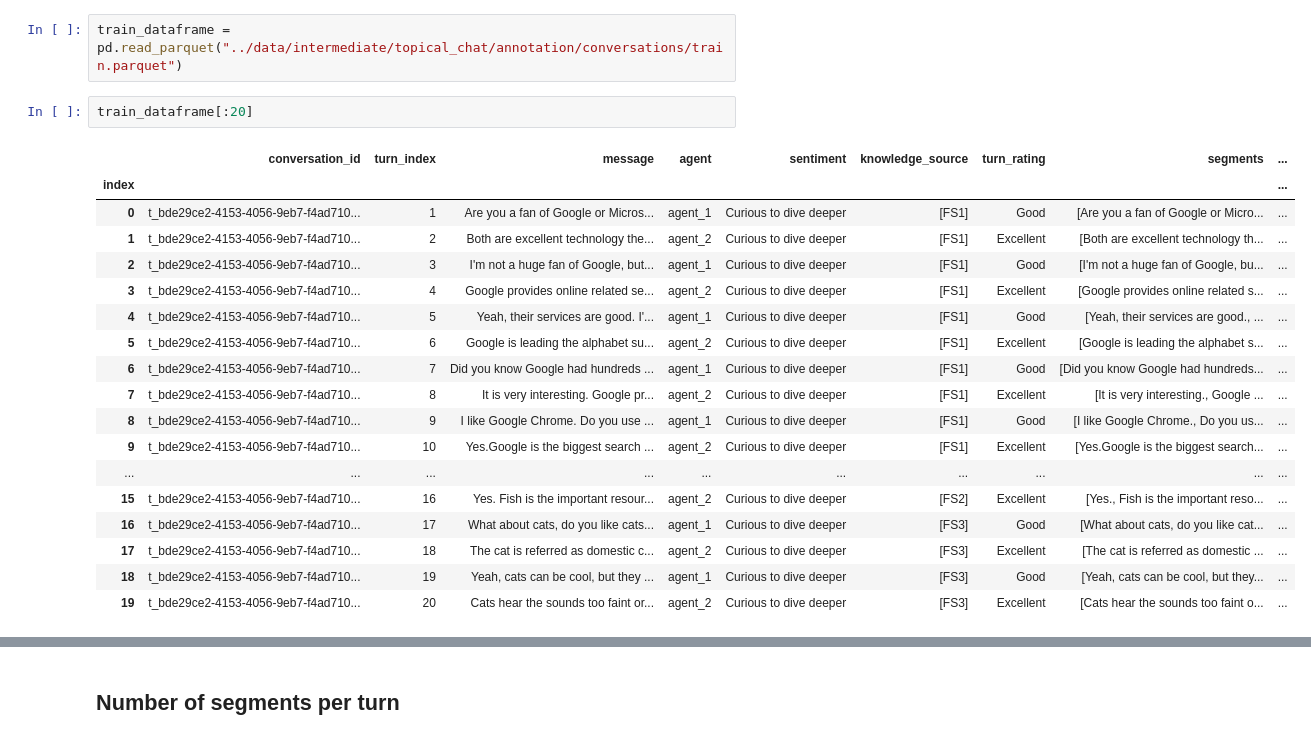
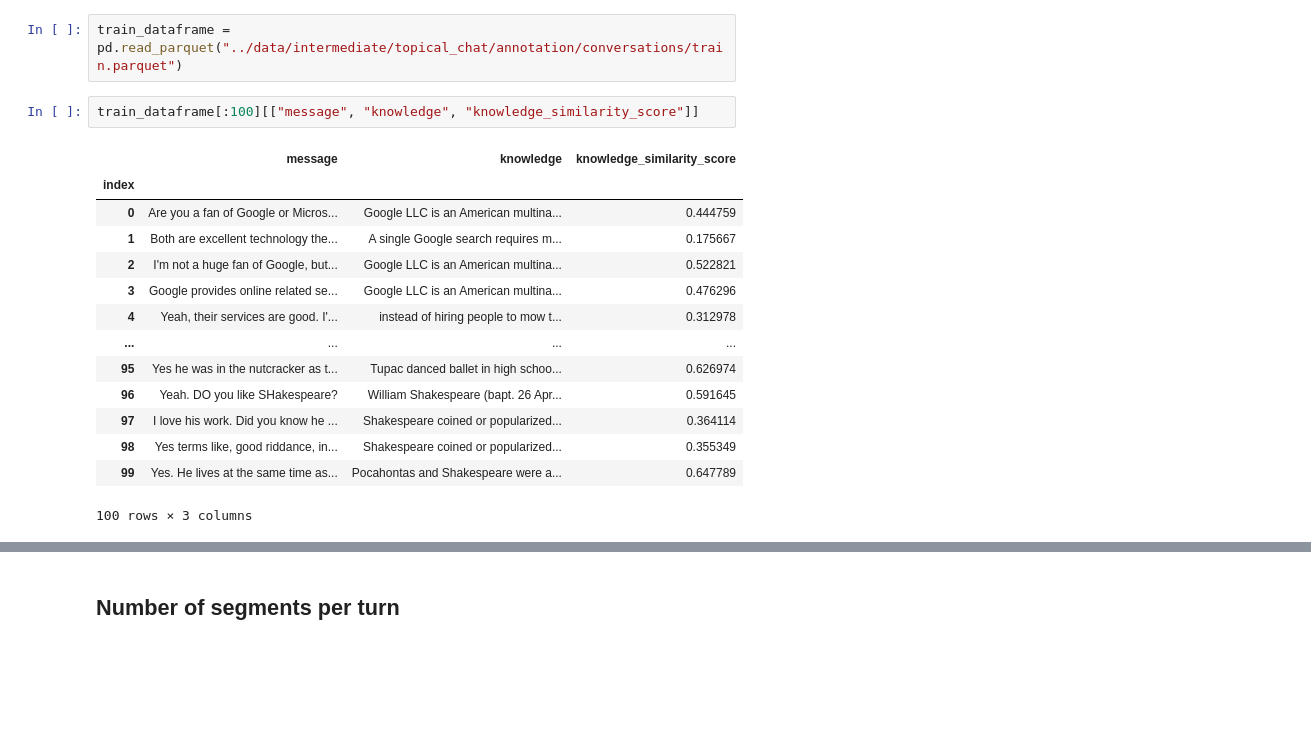
Before and after one commit to rrajasek95/DSTC9-Dialog-Evaluation-Challenge, a Jupyter notebook: notebooks/2.0-rr-annotation-inspection.ipynb, the cells around one changed output, grey strips where cells are left out. Drawn from its saved outputs; the diff is of its cells as text; blank space fills up the shorter version.

```diff
--- a/notebooks/2.0-rr-annotation-inspection.ipynb
+++ b/notebooks/2.0-rr-annotation-inspection.ipynb
@@ -7,23 +7,19 @@ Since all preprocessing is applied identically, we only look at train data
 # %%
 train_dataframe = pd.read_parquet("../data/intermediate/topical_chat/annotation/conversations/train.parquet")
 # %%
-train_dataframe[:20]
+train_dataframe[:100][["message", "knowledge", "knowledge_similarity_score"]]
 # %% [output]
-|  | conversation_id | turn_index | message | agent | sentiment | knowledge_source | turn_rating | segments | ... |
-| index |  |  |  |  |  |  |  |  | ... |
-| 0 | t_bde29ce2-4153-4056-9eb7-f4ad710... | 1 | Are you a fan of Google or Micros... | agent_1 | Curious to dive deeper | [FS1] | Good | [Are you a fan of Google or Micro... | ... |
-| 1 | t_bde29ce2-4153-4056-9eb7-f4ad710... | 2 | Both are excellent technology the... | agent_2 | Curious to dive deeper | [FS1] | Excellent | [Both are excellent technology th... | ... |
-| 2 | t_bde29ce2-4153-4056-9eb7-f4ad710... | 3 | I'm not a huge fan of Google, but... | agent_1 | Curious to dive deeper | [FS1] | Good | [I'm not a huge fan of Google, bu... | ... |
-| 3 | t_bde29ce2-4153-4056-9eb7-f4ad710... | 4 | Google provides online related se... | agent_2 | Curious to dive deeper | [FS1] | Excellent | [Google provides online related s... | ... |
-| 4 | t_bde29ce2-4153-4056-9eb7-f4ad710... | 5 | Yeah, their services are good. I'... | agent_1 | Curious to dive deeper | [FS1] | Good | [Yeah, their services are good., ... | ... |
-| 5 | t_bde29ce2-4153-4056-9eb7-f4ad710... | 6 | Google is leading the alphabet su... | agent_2 | Curious to dive deeper | [FS1] | Excellent | [Google is leading the alphabet s... | ... |
-| 6 | t_bde29ce2-4153-4056-9eb7-f4ad710... | 7 | Did you know Google had hundreds ... | agent_1 | Curious to dive deeper | [FS1] | Good | [Did you know Google had hundreds... | ... |
-| 7 | t_bde29ce2-4153-4056-9eb7-f4ad710... | 8 | It is very interesting. Google pr... | agent_2 | Curious to dive deeper | [FS1] | Excellent | [It is very interesting., Google ... | ... |
-| 8 | t_bde29ce2-4153-4056-9eb7-f4ad710... | 9 | I like Google Chrome. Do you use ... | agent_1 | Curious to dive deeper | [FS1] | Good | [I like Google Chrome., Do you us... | ... |
-| 9 | t_bde29ce2-4153-4056-9eb7-f4ad710... | 10 | Yes.Google is the biggest search ... | agent_2 | Curious to dive deeper | [FS1] | Excellent | [Yes.Google is the biggest search... | ... |
-| ... | ... | ... | ... | ... | ... | ... | ... | ... | ... |
-| 15 | t_bde29ce2-4153-4056-9eb7-f4ad710... | 16 | Yes. Fish is the important resour... | agent_2 | Curious to dive deeper | [FS2] | Excellent | [Yes., Fish is the important reso... | ... |
-| 16 | t_bde29ce2-4153-4056-9eb7-f4ad710... | 17 | What about cats, do you like cats... | agent_1 | Curious to dive deeper | [FS3] | Good | [What about cats, do you like cat... | ... |
-| 17 | t_bde29ce2-4153-4056-9eb7-f4ad710... | 18 | The cat is referred as domestic c... | agent_2 | Curious to dive deeper | [FS3] | Excellent | [The cat is referred as domestic ... | ... |
-| 18 | t_bde29ce2-4153-4056-9eb7-f4ad710... | 19 | Yeah, cats can be cool, but they ... | agent_1 | Curious to dive deeper | [FS3] | Good | [Yeah, cats can be cool, but they... | ... |
-| 19 | t_bde29ce2-4153-4056-9eb7-f4ad710... | 20 | Cats hear the sounds too faint or... | agent_2 | Curious to dive deeper | [FS3] | Excellent | [Cats hear the sounds too faint o... | ... |
+|  | message | knowledge | knowledge_similarity_score |
+| index |  |  |  |
+| 0 | Are you a fan of Google or Micros... | Google LLC is an American multina... | 0.444759 |
+| 1 | Both are excellent technology the... | A single Google search requires m... | 0.175667 |
+| 2 | I'm not a huge fan of Google, but... | Google LLC is an American multina... | 0.522821 |
+| 3 | Google provides online related se... | Google LLC is an American multina... | 0.476296 |
+| 4 | Yeah, their services are good. I'... | instead of hiring people to mow t... | 0.312978 |
+| ... | ... | ... | ... |
+| 95 | Yes he was in the nutcracker as t... | Tupac danced ballet in high schoo... | 0.626974 |
+| 96 | Yeah. DO you like SHakespeare? | William Shakespeare (bapt. 26 Apr... | 0.591645 |
+| 97 | I love his work. Did you know he ... | Shakespeare coined or popularized... | 0.364114 |
+| 98 | Yes terms like, good riddance, in... | Shakespeare coined or popularized... | 0.355349 |
+| 99 | Yes. He lives at the same time as... | Pocahontas and Shakespeare were a... | 0.647789 |
+100 rows × 3 columns
```
Also changed, not shown: parts of 2 cells of this notebook, 1 other file.
